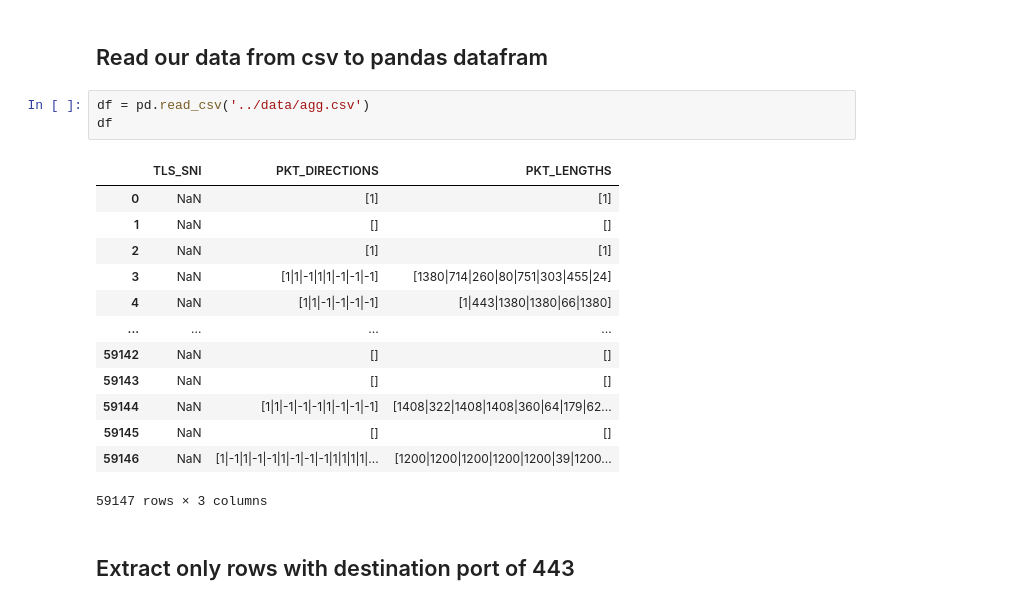
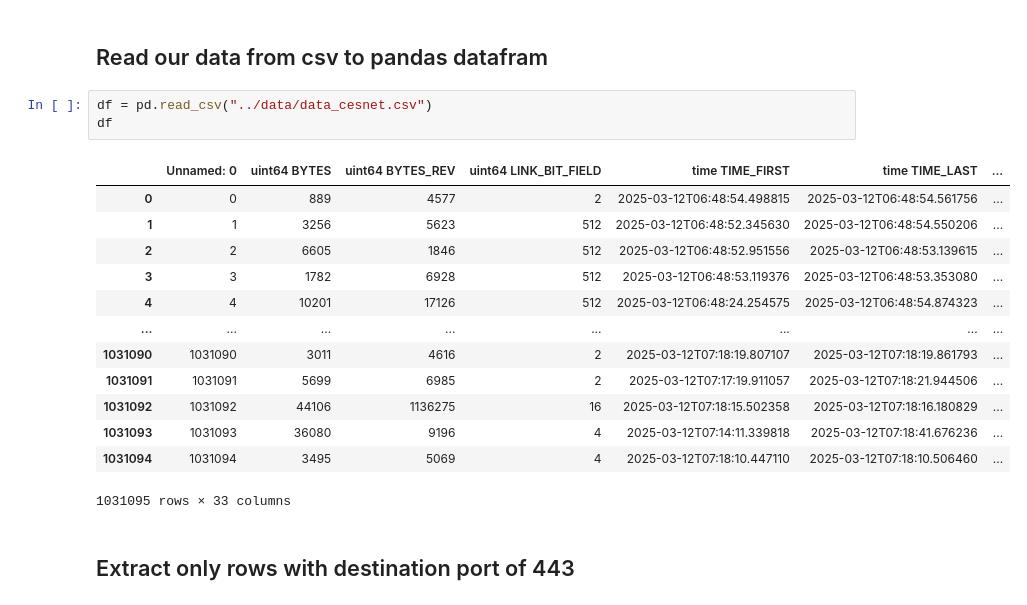
Before and after one commit to kakalasek/Omega_Big, a Jupyter notebook: jupyter_scripts/data_processing.ipynb, the cells around one changed output. Cells and saved outputs as stored; diff of their text form.

```diff
--- a/jupyter_scripts/data_processing.ipynb
+++ b/jupyter_scripts/data_processing.ipynb
@@ -8,22 +8,22 @@ import numpy as np
 # %% [markdown]
 ## Read our data from csv to pandas datafram
 # %%
-df = pd.read_csv('../data/agg.csv')
+df = pd.read_csv("../data/data_cesnet.csv")
 df
 # %% [output]
-|  | TLS_SNI | PKT_DIRECTIONS | PKT_LENGTHS |
-| 0 | NaN | [1] | [1] |
-| 1 | NaN | [] | [] |
-| 2 | NaN | [1] | [1] |
-| 3 | NaN | [1|1|-1|1|1|-1|-1|-1] | [1380|714|260|80|751|303|455|24] |
-| 4 | NaN | [1|1|-1|-1|-1|-1] | [1|443|1380|1380|66|1380] |
-| ... | ... | ... | ... |
-| 59142 | NaN | [] | [] |
-| 59143 | NaN | [] | [] |
-| 59144 | NaN | [1|1|-1|-1|-1|1|-1|-1|-1] | [1408|322|1408|1408|360|64|179|62... |
-| 59145 | NaN | [] | [] |
-| 59146 | NaN | [1|-1|1|-1|-1|1|-1|-1|-1|1|1|1|1|... | [1200|1200|1200|1200|1200|39|1200... |
+|  | Unnamed: 0 | uint64 BYTES | uint64 BYTES_REV | uint64 LINK_BIT_FIELD | time TIME_FIRST | time TIME_LAST | ... |
+| 0 | 0 | 889 | 4577 | 2 | 2025-03-12T06:48:54.498815 | 2025-03-12T06:48:54.561756 | ... |
+| 1 | 1 | 3256 | 5623 | 512 | 2025-03-12T06:48:52.345630 | 2025-03-12T06:48:54.550206 | ... |
+| 2 | 2 | 6605 | 1846 | 512 | 2025-03-12T06:48:52.951556 | 2025-03-12T06:48:53.139615 | ... |
+| 3 | 3 | 1782 | 6928 | 512 | 2025-03-12T06:48:53.119376 | 2025-03-12T06:48:53.353080 | ... |
+| 4 | 4 | 10201 | 17126 | 512 | 2025-03-12T06:48:24.254575 | 2025-03-12T06:48:54.874323 | ... |
+| ... | ... | ... | ... | ... | ... | ... | ... |
+| 1031090 | 1031090 | 3011 | 4616 | 2 | 2025-03-12T07:18:19.807107 | 2025-03-12T07:18:19.861793 | ... |
+| 1031091 | 1031091 | 5699 | 6985 | 2 | 2025-03-12T07:17:19.911057 | 2025-03-12T07:18:21.944506 | ... |
+| 1031092 | 1031092 | 44106 | 1136275 | 16 | 2025-03-12T07:18:15.502358 | 2025-03-12T07:18:16.180829 | ... |
+| 1031093 | 1031093 | 36080 | 9196 | 4 | 2025-03-12T07:14:11.339818 | 2025-03-12T07:18:41.676236 | ... |
+| 1031094 | 1031094 | 3495 | 5069 | 4 | 2025-03-12T07:18:10.447110 | 2025-03-12T07:18:10.506460 | ... |
-59147 rows × 3 columns
+1031095 rows × 33 columns
 # %% [markdown]
 ## Extract only rows with destination port of 443
 # %%
```
Also changed, not shown: parts of 13 cells of this notebook, 4 other files.
